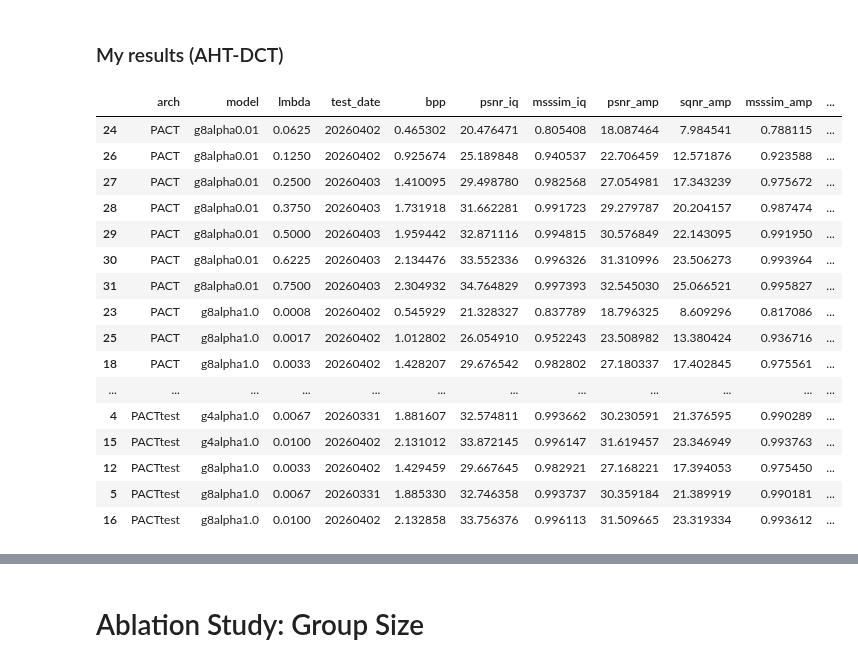
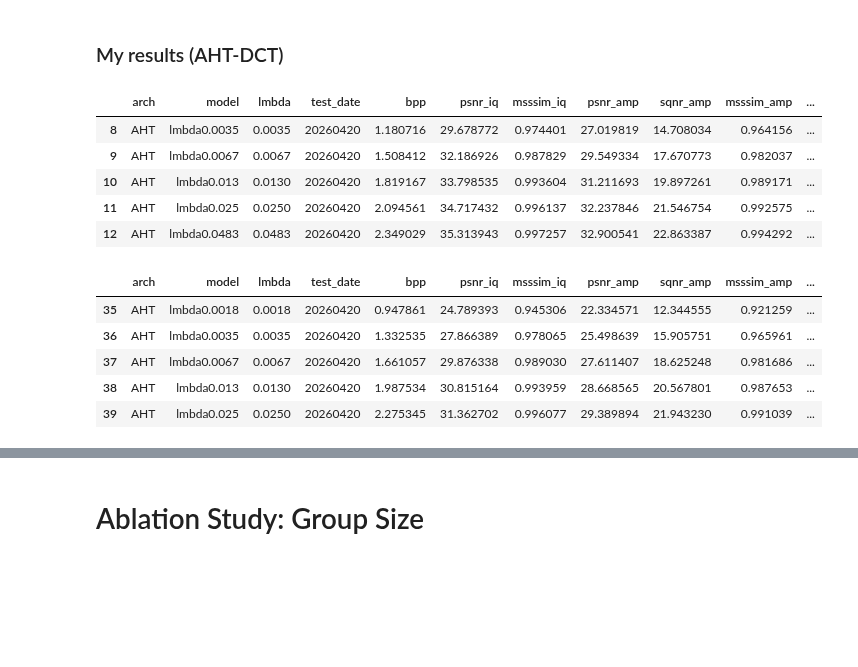
Before and after one commit to zb-umkc/PACT, a Jupyter notebook: analysis.ipynb, the cells around one changed output, grey strips where cells are left out. Cells and saved outputs as stored; diff of their text form; code cells hidden in the pictures; blank space fills up the shorter version.

```diff
--- a/analysis.ipynb
+++ b/analysis.ipynb
@@ -17,31 +17,29 @@ plt.rcParams['axes.labelsize'] = 22
 # %%
 results_df = pd.read_csv("results.csv", header=0)
 results_df = results_df[results_df["bpp"] > 0.1]
+results_df = results_df[results_df["lmbda"] != 0.6225]
 
-results_df.tail(20)
+results_df.tail()
+# %% [output]
+|  | arch | model | lmbda | test_date | bpp | psnr_iq | msssim_iq | psnr_amp | sqnr_amp | msssim_amp | ... |
+| 8 | AHT | lmbda0.0035 | 0.0035 | 20260420 | 1.180716 | 29.678772 | 0.974401 | 27.019819 | 14.708034 | 0.964156 | ... |
+| 9 | AHT | lmbda0.0067 | 0.0067 | 20260420 | 1.508412 | 32.186926 | 0.987829 | 29.549334 | 17.670773 | 0.982037 | ... |
+| 10 | AHT | lmbda0.013 | 0.0130 | 20260420 | 1.819167 | 33.798535 | 0.993604 | 31.211693 | 19.897261 | 0.989171 | ... |
+| 11 | AHT | lmbda0.025 | 0.0250 | 20260420 | 2.094561 | 34.717432 | 0.996137 | 32.237846 | 21.546754 | 0.992575 | ... |
+| 12 | AHT | lmbda0.0483 | 0.0483 | 20260420 | 2.349029 | 35.313943 | 0.997257 | 32.900541 | 22.863387 | 0.994292 | ... |
 # %%
 results_highres_df = pd.read_csv("results_highres.csv", header=0).sort_values(["arch", "model", "lmbda"])
 results_highres_df = results_highres_df[results_highres_df["bpp"] > 0.1]
+results_highres_df = results_highres_df[results_highres_df["lmbda"] != 0.6225]
 
-results_highres_df.head(50)
+results_highres_df.head()
 # %% [output]
 |  | arch | model | lmbda | test_date | bpp | psnr_iq | msssim_iq | psnr_amp | sqnr_amp | msssim_amp | ... |
-| 24 | PACT | g8alpha0.01 | 0.0625 | 20260402 | 0.465302 | 20.476471 | 0.805408 | 18.087464 | 7.984541 | 0.788115 | ... |
-| 26 | PACT | g8alpha0.01 | 0.1250 | 20260402 | 0.925674 | 25.189848 | 0.940537 | 22.706459 | 12.571876 | 0.923588 | ... |
-| 27 | PACT | g8alpha0.01 | 0.2500 | 20260403 | 1.410095 | 29.498780 | 0.982568 | 27.054981 | 17.343239 | 0.975672 | ... |
-| 28 | PACT | g8alpha0.01 | 0.3750 | 20260403 | 1.731918 | 31.662281 | 0.991723 | 29.279787 | 20.204157 | 0.987474 | ... |
-| 29 | PACT | g8alpha0.01 | 0.5000 | 20260403 | 1.959442 | 32.871116 | 0.994815 | 30.576849 | 22.143095 | 0.991950 | ... |
-| 30 | PACT | g8alpha0.01 | 0.6225 | 20260403 | 2.134476 | 33.552336 | 0.996326 | 31.310996 | 23.506273 | 0.993964 | ... |
-| 31 | PACT | g8alpha0.01 | 0.7500 | 20260403 | 2.304932 | 34.764829 | 0.997393 | 32.545030 | 25.066521 | 0.995827 | ... |
-| 23 | PACT | g8alpha1.0 | 0.0008 | 20260402 | 0.545929 | 21.328327 | 0.837789 | 18.796325 | 8.609296 | 0.817086 | ... |
-| 25 | PACT | g8alpha1.0 | 0.0017 | 20260402 | 1.012802 | 26.054910 | 0.952243 | 23.508982 | 13.380424 | 0.936716 | ... |
-| 18 | PACT | g8alpha1.0 | 0.0033 | 20260402 | 1.428207 | 29.676542 | 0.982802 | 27.180337 | 17.402845 | 0.975561 | ... |
-| ... | ... | ... | ... | ... | ... | ... | ... | ... | ... | ... | ... |
-| 4 | PACTtest | g4alpha1.0 | 0.0067 | 20260331 | 1.881607 | 32.574811 | 0.993662 | 30.230591 | 21.376595 | 0.990289 | ... |
-| 15 | PACTtest | g4alpha1.0 | 0.0100 | 20260402 | 2.131012 | 33.872145 | 0.996147 | 31.619457 | 23.346949 | 0.993763 | ... |
-| 12 | PACTtest | g8alpha1.0 | 0.0033 | 20260402 | 1.429459 | 29.667645 | 0.982921 | 27.168221 | 17.394053 | 0.975450 | ... |
-| 5 | PACTtest | g8alpha1.0 | 0.0067 | 20260331 | 1.885330 | 32.746358 | 0.993737 | 30.359184 | 21.389919 | 0.990181 | ... |
-| 16 | PACTtest | g8alpha1.0 | 0.0100 | 20260402 | 2.132858 | 33.756376 | 0.996113 | 31.509665 | 23.319334 | 0.993612 | ... |
+| 35 | AHT | lmbda0.0018 | 0.0018 | 20260420 | 0.947861 | 24.789393 | 0.945306 | 22.334571 | 12.344555 | 0.921259 | ... |
+| 36 | AHT | lmbda0.0035 | 0.0035 | 20260420 | 1.332535 | 27.866389 | 0.978065 | 25.498639 | 15.905751 | 0.965961 | ... |
+| 37 | AHT | lmbda0.0067 | 0.0067 | 20260420 | 1.661057 | 29.876338 | 0.989030 | 27.611407 | 18.625248 | 0.981686 | ... |
+| 38 | AHT | lmbda0.013 | 0.0130 | 20260420 | 1.987534 | 30.815164 | 0.993959 | 28.668565 | 20.567801 | 0.987653 | ... |
+| 39 | AHT | lmbda0.025 | 0.0250 | 20260420 | 2.275345 | 31.362702 | 0.996077 | 29.389894 | 21.943230 | 0.991039 | ... |
 # %%
 results_bench_df = pd.read_csv("results_bench.csv", header=0)
 results_bench_df = results_bench_df[results_bench_df["bpp"] > 0.1]
```
Also changed, not shown: parts of 24 cells of this notebook, 8 other files.
